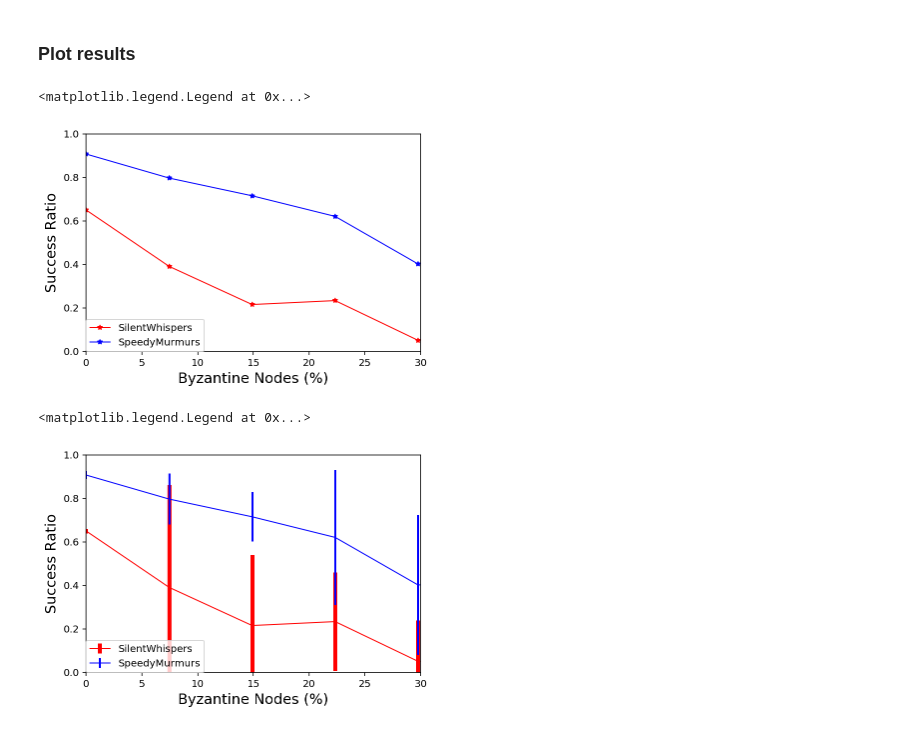
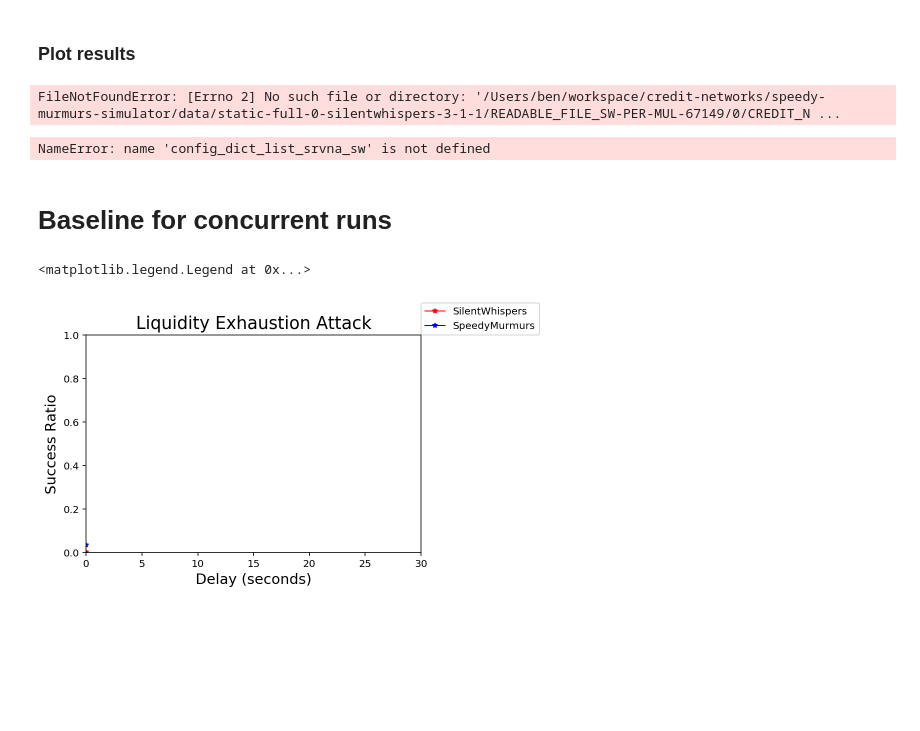
Before and after one commit to iowaguy/pcn-simulator, a Jupyter notebook: speedy-murmurs-simulator/Payment-Channel-Network-Simulations.ipynb, the cells around one changed output. Saved outputs shown, nothing was run; the diff lists cells and outputs as text; code cells hidden in the pictures; blank space fills up the shorter version.

Commit message:
Plot baseline success with concurrency

```diff
--- a/speedy-murmurs-simulator/Payment-Channel-Network-Simulations.ipynb
+++ b/speedy-murmurs-simulator/Payment-Channel-Network-Simulations.ipynb
@@ -370,11 +370,12 @@ Done
 ### Generate list of configurations
 # %%
 import simulation_utils as su
+import simulation_common as sc
 
 config_dict_list_srvna_sm = []
 config_dict_list_srvna_sw = []
 for data_set in range(0, 10):
-    for alg in [su.speedymurmurs, su.silentwhispers]:
+    for alg in [sc.speedymurmurs, sc.silentwhispers]:
     # for alg in [silentwhispers]:
         for attackers in range(0, 30001, 5000):
         # for attackers in range(30000, 30001, 5000):
@@ -394,11 +395,12 @@ attack_properties:
     attacker_selection: "random"
     attack_type: drop_all
 iterations: 1
+concurrent_transactions: False
 '''
-            if alg == su.speedymurmurs:
-                config_dict_list_srvna_sm.append(su.parse_config(config))
-            elif alg == su.silentwhispers:
-                config_dict_list_srvna_sw.append(su.parse_config(config))
+            if alg == sc.speedymurmurs:
+                config_dict_list_srvna_sm.append(sc.parse_config(config))
+            elif alg == sc.silentwhispers:
+                config_dict_list_srvna_sw.append(sc.parse_config(config))
 # %% [markdown]
 ### Plot results
 # %%
@@ -424,8 +426,7 @@ matplotlib.pyplot.plot(perc, silentwhispers_data, 'r*-', markersize=5, linewidth
 matplotlib.pyplot.plot(perc, speedymurmurs_data, 'b*-', markersize=5, linewidth=1, label='SpeedyMurmurs')
 matplotlib.pyplot.legend(loc=(0,0), scatterpoints=10)
 # %% [output]
-<matplotlib.legend.Legend at 0x...>
+FileNotFoundError: [Errno 2] No such file or directory: '/Users/ben/workspace/credit-networks/speedy-murmurs-simulator/data/static-full-0-silentwhispers-3-1-1/READABLE_FILE_SW-PER-MUL-67149/0/CREDIT_N ...
-[figure, removed]
 # %%
 import matplotlib.pyplot as plt
 %matplotlib inline
@@ -467,5 +468,47 @@ plt.errorbar(perc, data_m_sm, yerr=ss.t.ppf(0.95, degrees_of_freedom)*data_sd_sm
 #plt.plot(perc, speedymurmurs_data, 'b*-', markersize=5, linewidth=1, label='SpeedyMurmurs')
 plt.legend(loc=(0,0), scatterpoints=10)
 # %% [output]
-<matplotlib.legend.Legend at 0x...>
+NameError: name 'config_dict_list_srvna_sw' is not defined
-[figure, removed]
+# %% [markdown]
+# Baseline for concurrent runs
+# %%
+import dynamic_latency_baseline as dlb
+dlb_configs = dlb.generate_configs()
+#for d in dlb_configs:
+    #print(d)
+# %%
+import matplotlib.pyplot as plt
+%matplotlib inline
+import simulation_utils as su
+import simulation_common as sc
+import scipy.stats as ss
+import numpy as np
+
+
+key = 'CREDIT_NETWORK_SUCCESS'
+buckets = {}
+for c in dlb_configs:
+    buckets = su.sort_singles_configs(c, buckets, "routing_algorithm")
+
+
+singles = su.parse_dynamic_singles(buckets[sc.speedymurmurs])
+sm_average = su.average_singles(singles, key)
+
+singles = su.parse_dynamic_singles(buckets[sc.silentwhispers])
+sw_average = su.average_singles(singles, key)
+
+
+plt.figure()
+plt.title('Liquidity Exhaustion Attack', size='xx-large')
+plt.ylabel('Success Ratio', size='x-large')
+plt.xlabel('Delay (seconds)', size='x-large')
+plt.axis([0,30,0.0,1.0])
+
+%config InlineBackend.figure_format ='retina'
+#perc = [i for i in range(0,30001, 5000)]
+plt.plot(range(0, 1), sm_average, 'r*-', markersize=5, linewidth=1, label='SilentWhispers')
+plt.plot(range(0, 1), sw_average, 'b*-', markersize=5, linewidth=1, label='SpeedyMurmurs')
+plt.legend(loc=(.9, 1), scatterpoints=10)
+# %% [output]
+<matplotlib.legend.Legend at 0x...>
+[figure, added]
```
Also changed, not shown: 3 other files.
